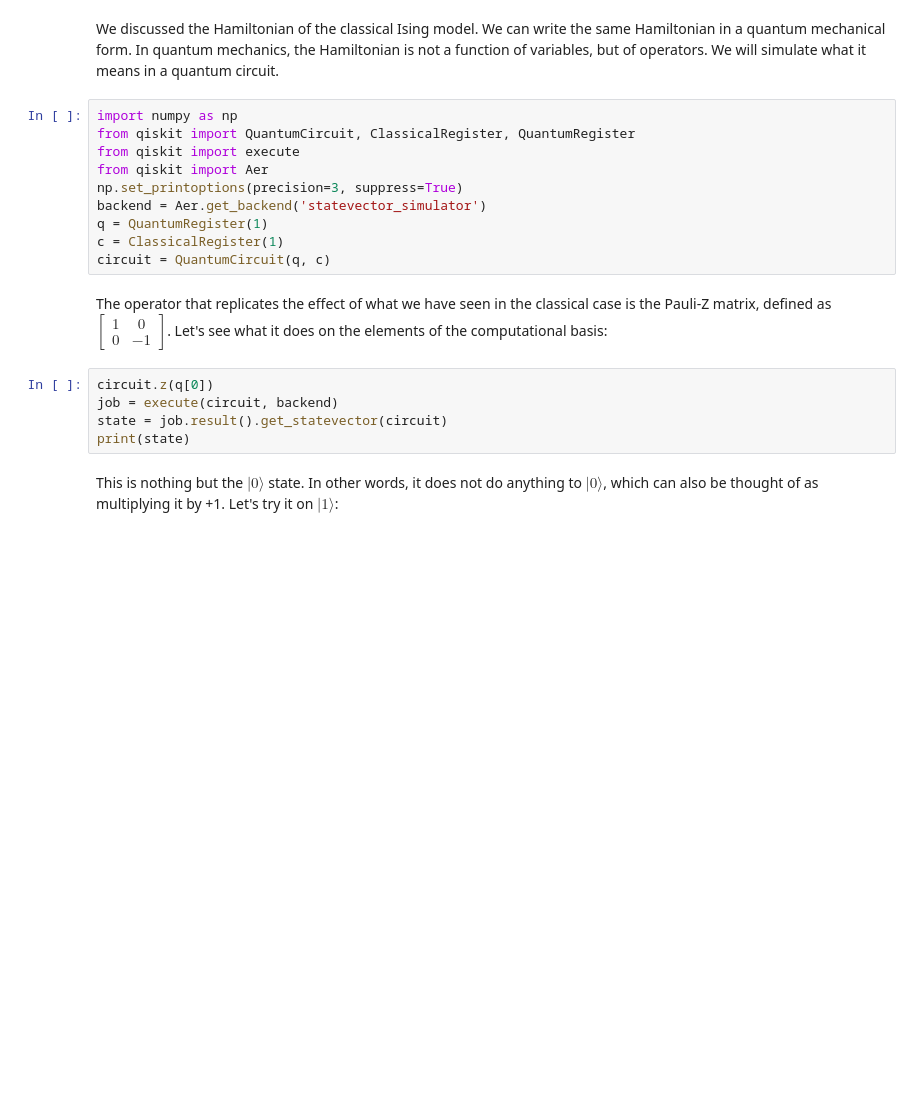
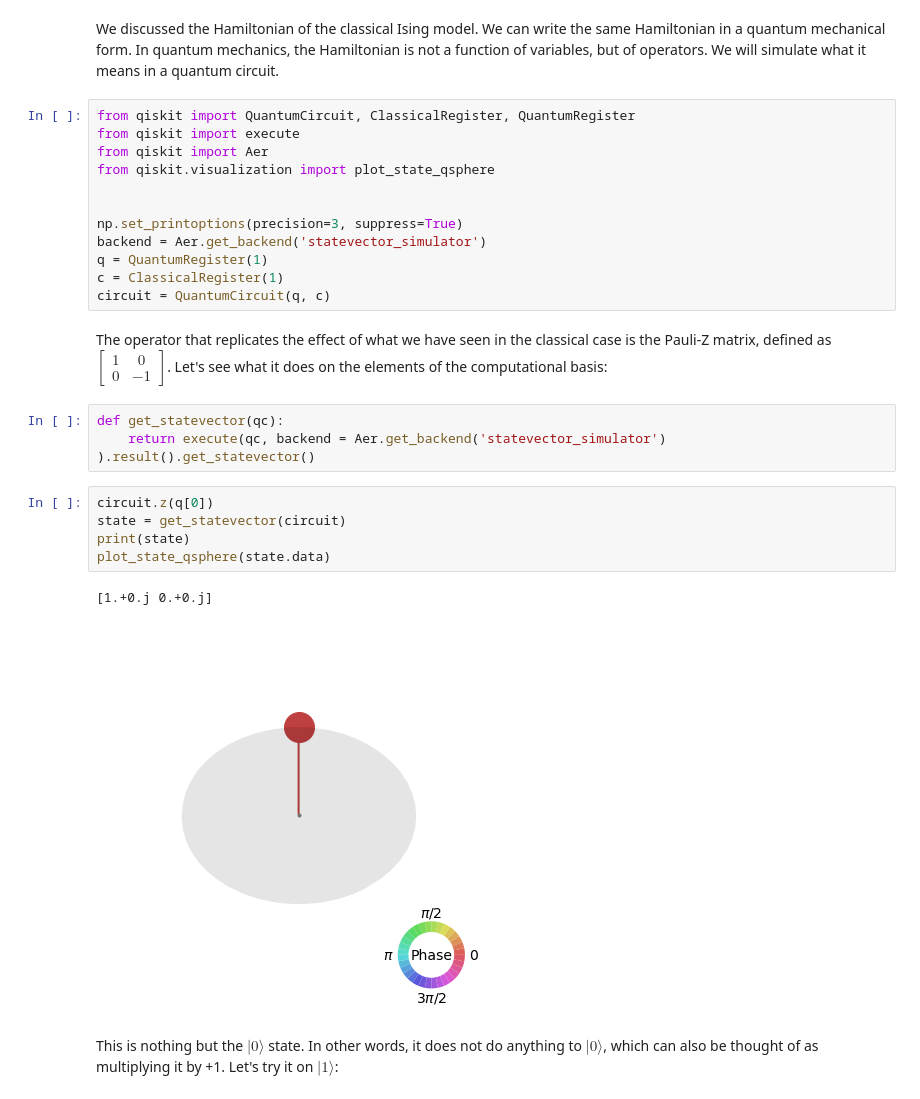
Before and after one commit to quantumyatra/QuantumMachineLearning, a Jupyter notebook: notebooks/04_Classical_and_Quantum_Many-Body_Physics.ipynb, the cells around one changed output. Cells and saved outputs as stored; diff of their text form; blank space fills up the shorter version.

```diff
--- a/notebooks/04_Classical_and_Quantum_Many-Body_Physics.ipynb
+++ b/notebooks/04_Classical_and_Quantum_Many-Body_Physics.ipynb
@@ -95,10 +159,12 @@ The Ising model also plays an important role in quantum-enhanced sampling, but t
 # %% [markdown]
 We discussed the Hamiltonian of the classical Ising model. We can write the same Hamiltonian in a quantum mechanical form. In quantum mechanics, the Hamiltonian is not a function of variables, but of operators. We will simulate what it means in a quantum circuit.
 # %%
-import numpy as np
 from qiskit import QuantumCircuit, ClassicalRegister, QuantumRegister
 from qiskit import execute
 from qiskit import Aer
+from qiskit.visualization import plot_state_qsphere
+
+
 np.set_printoptions(precision=3, suppress=True)
 backend = Aer.get_backend('statevector_simulator')
 q = QuantumRegister(1)
@@ -106,11 +172,17 @@ c = ClassicalRegister(1)
 circuit = QuantumCircuit(q, c)
 # %% [markdown]
 The operator that replicates the effect of what we have seen in the classical case is the Pauli-Z matrix, defined as $\begin{bmatrix}1 & 0\\ 0& -1\end{bmatrix}$. Let's see what it does on the elements of the computational basis:
+# %%
+def get_statevector(qc):
+    return execute(qc, backend = Aer.get_backend('statevector_simulator') ).result().get_statevector()
 # %%
 circuit.z(q[0])
-job = execute(circuit, backend)
-state = job.result().get_statevector(circuit)
+state = get_statevector(circuit)
 print(state)
+plot_state_qsphere(state.data)
+# %% [output]
+[1.+0.j 0.+0.j]
+[figure, added]
 # %% [markdown]
 This is nothing but the $|0\rangle$ state. In other words, it does not do anything to $|0\rangle$, which can also be thought of as multiplying it by +1. Let's try it on $|1\rangle$:
 # %%
```
Also changed, not shown: parts of 16 cells of this notebook, 2 other files.
